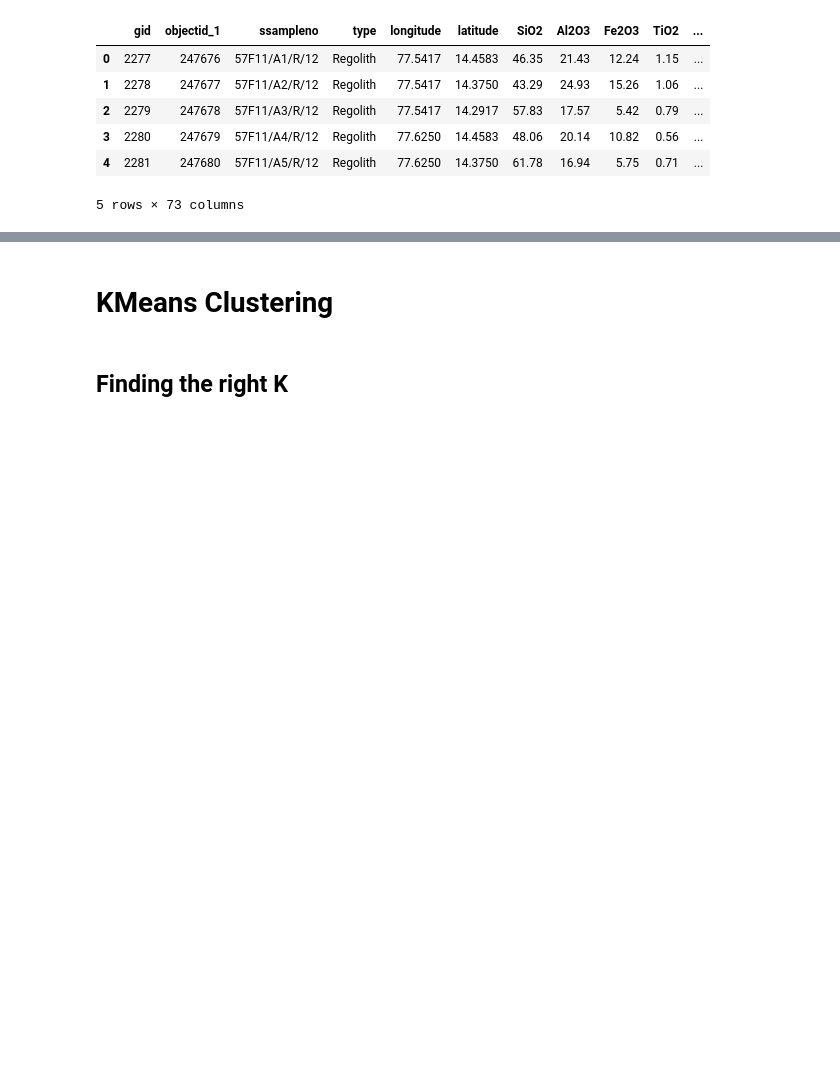
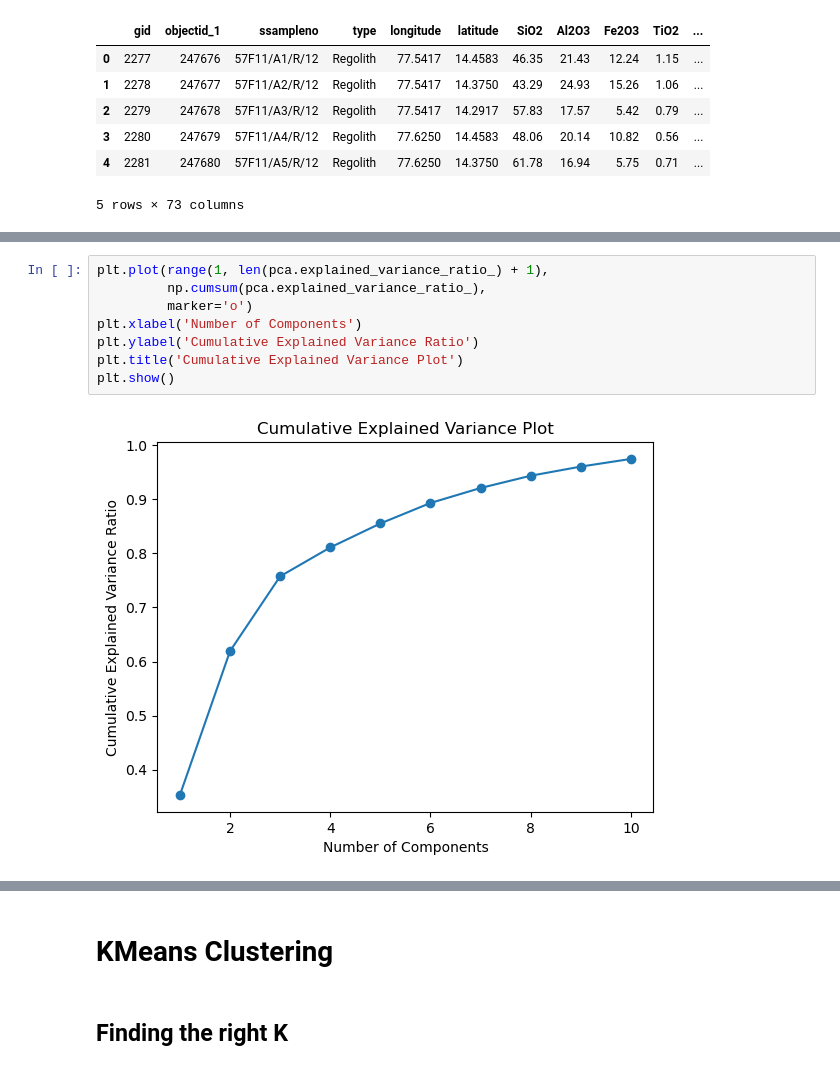
Before and after one commit to Ashish-Sasna/CMT-GSC-AI, a Jupyter notebook: Stream sediments.ipynb, the cells around one changed output, grey strips where cells are left out. Cells and saved outputs as stored; diff of their text form; blank space fills up the shorter version.

```diff
--- a/Stream sediments.ipynb
+++ b/Stream sediments.ipynb
@@ -338,0 +396,10 @@ norm_str_sed_data.head()
+# %%
+plt.plot(range(1, len(pca.explained_variance_ratio_) + 1),
+         np.cumsum(pca.explained_variance_ratio_),
+         marker='o')
+plt.xlabel('Number of Components')
+plt.ylabel('Cumulative Explained Variance Ratio')
+plt.title('Cumulative Explained Variance Plot')
+plt.show()
+# %% [output]
+[figure, added]
```
Also changed, not shown: parts of 33 cells of this notebook.
